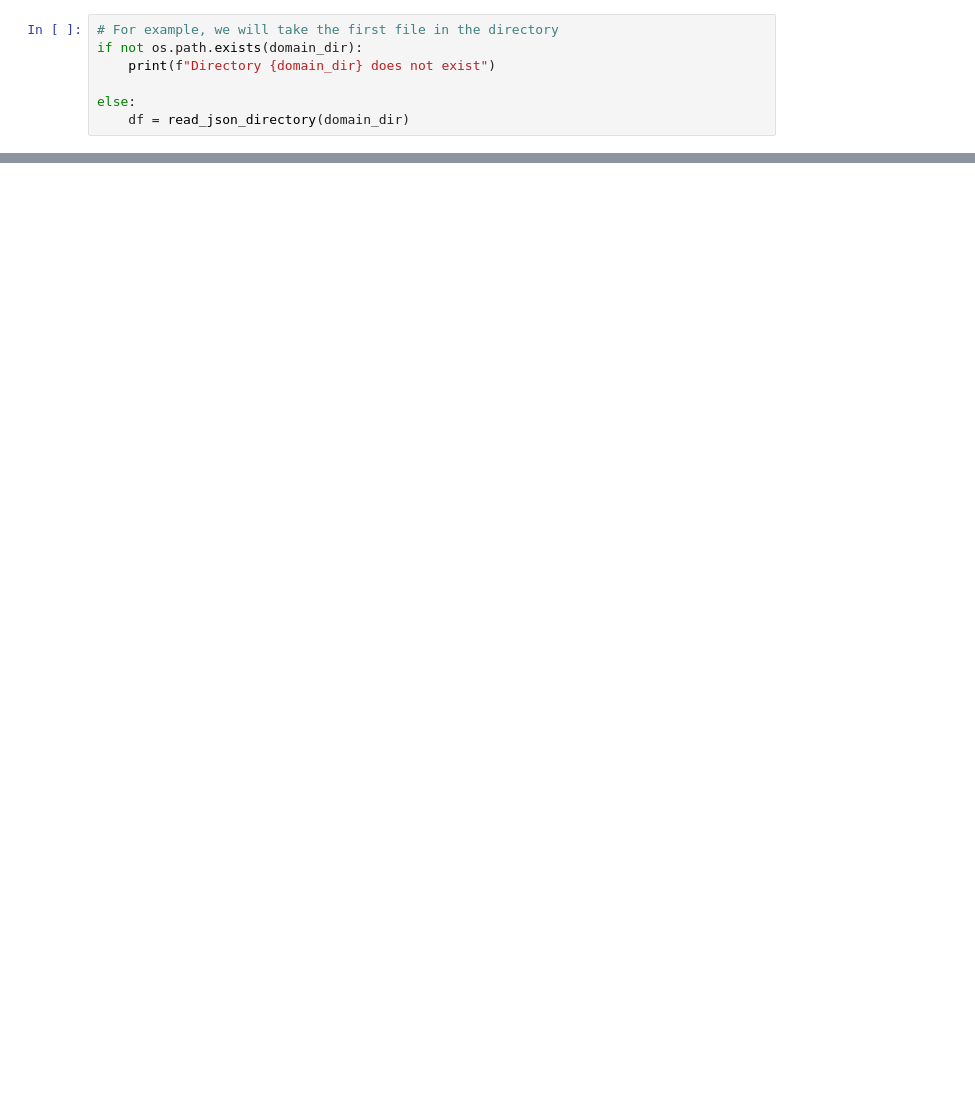
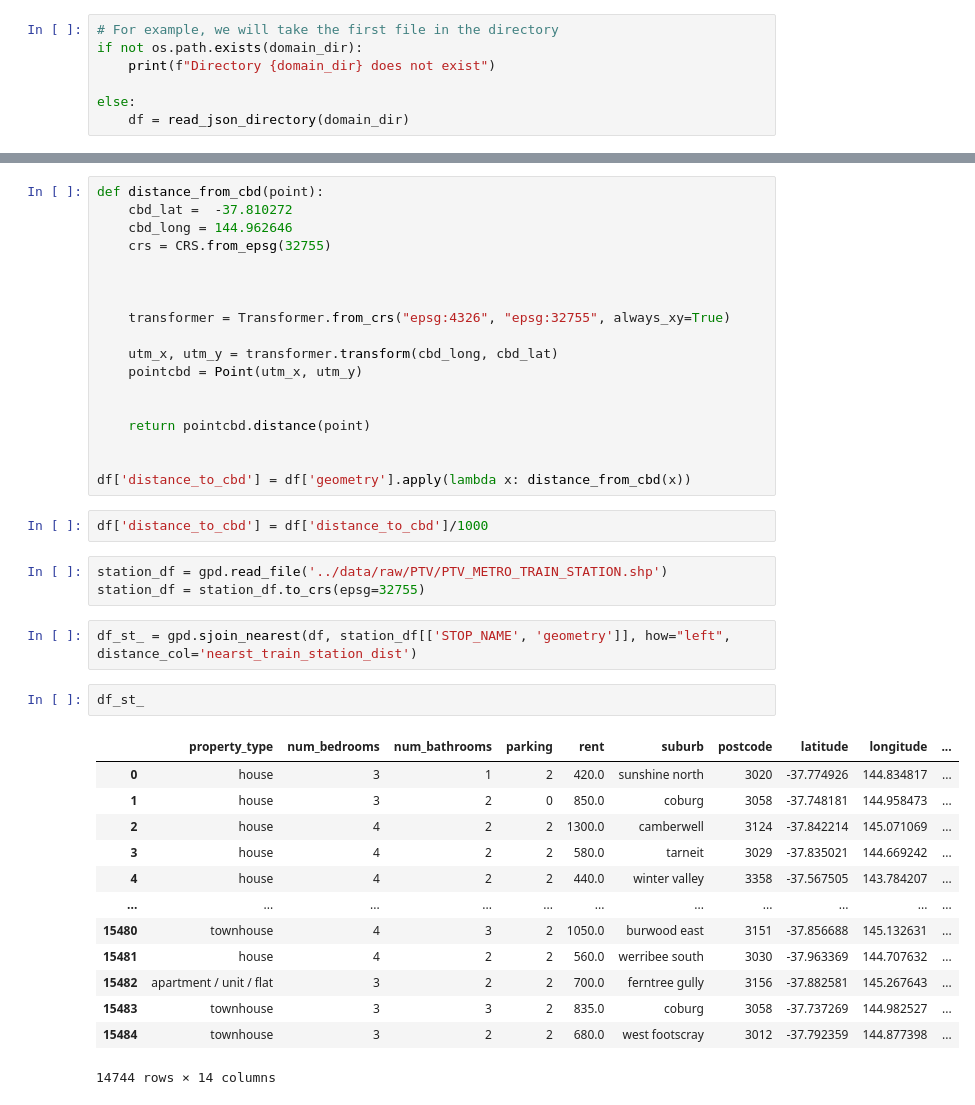
Before and after one commit to MAST30034-AppliedDataScience/project-2-group-real-estate-industry-project-32, a Jupyter notebook: notebooks/preprocess_doman_listings.ipynb, the cells around one changed output, grey strips where cells are left out. Drawn from its saved outputs; the diff is of its cells as text; blank space fills up the shorter version.

```diff
--- a/notebooks/preprocess_doman_listings.ipynb
+++ b/notebooks/preprocess_doman_listings.ipynb
@@ -136,0 +239,41 @@ else:
+# %%
+def distance_from_cbd(point):
+    cbd_lat =  -37.810272
+    cbd_long = 144.962646
+    crs = CRS.from_epsg(32755)
+
+
+
+    transformer = Transformer.from_crs("epsg:4326", "epsg:32755", always_xy=True)
+
+    utm_x, utm_y = transformer.transform(cbd_long, cbd_lat)
+    pointcbd = Point(utm_x, utm_y)
+
+
+    return pointcbd.distance(point)
+
+
+df['distance_to_cbd'] = df['geometry'].apply(lambda x: distance_from_cbd(x))
+# %%
+df['distance_to_cbd'] = df['distance_to_cbd']/1000
+# %%
+station_df = gpd.read_file('../data/raw/PTV/PTV_METRO_TRAIN_STATION.shp')
+station_df = station_df.to_crs(epsg=32755)
+# %%
+df_st_ = gpd.sjoin_nearest(df, station_df[['STOP_NAME', 'geometry']], how="left", distance_col='nearst_train_station_dist')
+# %%
+df_st_
+# %% [output]
+|  | property_type | num_bedrooms | num_bathrooms | parking | rent | suburb | postcode | latitude | longitude | ... |
+| 0 | house | 3 | 1 | 2 | 420.0 | sunshine north | 3020 | -37.774926 | 144.834817 | ... |
+| 1 | house | 3 | 2 | 0 | 850.0 | coburg | 3058 | -37.748181 | 144.958473 | ... |
+| 2 | house | 4 | 2 | 2 | 1300.0 | camberwell | 3124 | -37.842214 | 145.071069 | ... |
+| 3 | house | 4 | 2 | 2 | 580.0 | tarneit | 3029 | -37.835021 | 144.669242 | ... |
+| 4 | house | 4 | 2 | 2 | 440.0 | winter valley | 3358 | -37.567505 | 143.784207 | ... |
+| ... | ... | ... | ... | ... | ... | ... | ... | ... | ... | ... |
+| 15480 | townhouse | 4 | 3 | 2 | 1050.0 | burwood east | 3151 | -37.856688 | 145.132631 | ... |
+| 15481 | house | 4 | 2 | 2 | 560.0 | werribee south | 3030 | -37.963369 | 144.707632 | ... |
+| 15482 | apartment / unit / flat | 3 | 2 | 2 | 700.0 | ferntree gully | 3156 | -37.882581 | 145.267643 | ... |
+| 15483 | townhouse | 3 | 3 | 2 | 835.0 | coburg | 3058 | -37.737269 | 144.982527 | ... |
+| 15484 | townhouse | 3 | 2 | 2 | 680.0 | west footscray | 3012 | -37.792359 | 144.877398 | ... |
+14744 rows × 14 columns
```
Also changed, not shown: parts of 12 cells of this notebook.
